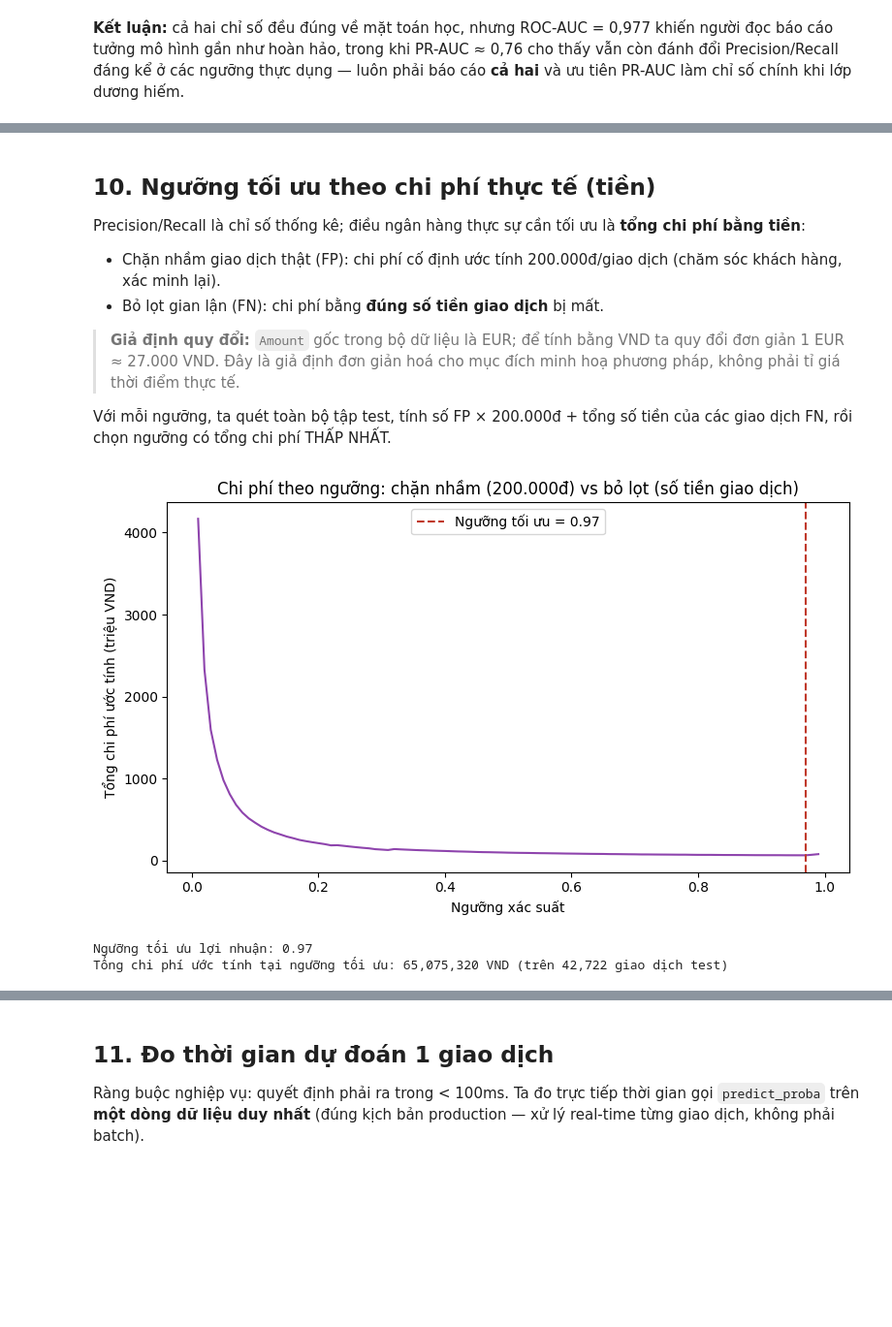
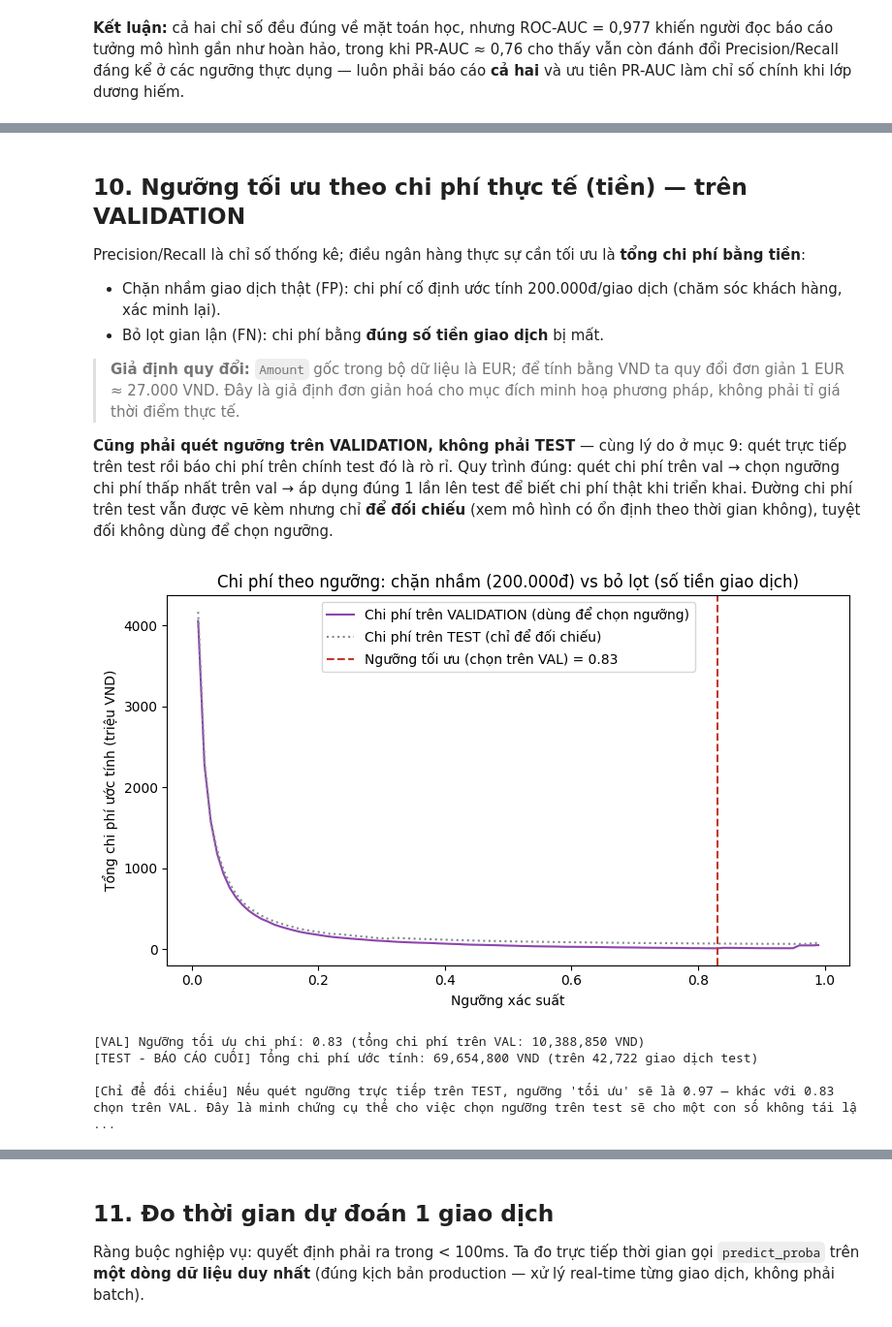
Before and after one commit to linhsand/CatLinh_lab_Machinelearning, a Jupyter notebook: 01-Hoc-May/01-Phan-Loai/TT-08-XGBoost/notebooks/xgboost_fraud.ipynb, the cells around one changed output, grey strips where cells are left out. Shown at 97% size. Saved outputs shown, nothing was run; the diff lists cells and outputs as text; code cells hidden in the pictures; blank space fills up the shorter version.

```diff
--- a/01-Hoc-May/01-Phan-Loai/TT-08-XGBoost/notebooks/xgboost_fraud.ipynb
+++ b/01-Hoc-May/01-Phan-Loai/TT-08-XGBoost/notebooks/xgboost_fraud.ipynb
@@ -337,5 +364,5 @@ Ngưỡng đạt Precision >= 90%: threshold = 0.9803
 # %% [markdown]
-## 10. Ngưỡng tối ưu theo chi phí thực tế (tiền)
+## 10. Ngưỡng tối ưu theo chi phí thực tế (tiền) — **trên VALIDATION**
 
 Precision/Recall là chỉ số thống kê; điều ngân hàng thực sự cần tối ưu là
 **tổng chi phí bằng tiền**:
@@ -348,40 +375,67 @@ Precision/Recall là chỉ số thống kê; điều ngân hàng thực sự c
 > VND ta quy đổi đơn giản 1 EUR ≈ 27.000 VND. Đây là giả định đơn giản hoá
 > cho mục đích minh hoạ phương pháp, không phải tỉ giá thời điểm thực tế.
 
-Với mỗi ngưỡng, ta quét toàn bộ tập test, tính số FP × 200.000đ + tổng số
-tiền của các giao dịch FN, rồi chọn ngưỡng có tổng chi phí THẤP NHẤT.
+**Cũng phải quét ngưỡng trên VALIDATION, không phải TEST** — cùng lý do ở
+mục 9: quét trực tiếp trên test rồi báo chi phí trên chính test đó là rò rỉ.
+Quy trình đúng: quét chi phí trên val → chọn ngưỡng chi phí thấp nhất trên
+val → áp dụng đúng 1 lần lên test để biết chi phí thật khi triển khai. Đường
+chi phí trên test vẫn được vẽ kèm nhưng chỉ **để đối chiếu** (xem mô hình có
+ổn định theo thời gian không), tuyệt đối không dùng để chọn ngưỡng.
 # %%
 EUR_TO_VND = 27_000
 COST_CHAN_NHAM = 200_000
 
+def cost_sweep(y_true, y_score, amounts, thresholds, cost_fp=COST_CHAN_NHAM):
+    costs = []
+    for thr in thresholds:
+        pred = (y_score >= thr).astype(int)
+        fp_mask = (pred == 1) & (y_true == 0)
+        fn_mask = (pred == 0) & (y_true == 1)
+        costs.append(fp_mask.sum() * cost_fp + amounts[fn_mask].sum())
+    return np.array(costs)
+
+amounts_val = val["Amount"].to_numpy() * EUR_TO_VND
 amounts_test = test["Amount"].to_numpy() * EUR_TO_VND
 thresholds = np.linspace(0.01, 0.99, 99)
-costs = []
-for thr in thresholds:
-    pred = (xgb_score >= thr).astype(int)
-    fp_mask = (pred == 1) & (y_test == 0)
-    fn_mask = (pred == 0) & (y_test == 1)
-    total_cost = fp_mask.sum() * COST_CHAN_NHAM + amounts_test[fn_mask].sum()
-    costs.append(total_cost)
-costs = np.array(costs)
-best_idx = np.argmin(costs)
+
+# Quét + CHỌN ngưỡng trên VALIDATION
+costs_val = cost_sweep(y_val, xgb_score_val, amounts_val, thresholds)
+best_idx = np.argmin(costs_val)
 best_threshold = thresholds[best_idx]
-best_cost = costs[best_idx]
+best_cost_val = costs_val[best_idx]
+
+# Đường chi phí trên TEST chỉ để ĐỐI CHIẾU, không dùng để chọn ngưỡng
+costs_test = cost_sweep(y_test, xgb_score, amounts_test, thresholds)
 
 fig, ax = plt.subplots(figsize=(8, 4.8))
-ax.plot(thresholds, costs / 1e6, color="#8e44ad")
-ax.axvline(best_threshold, ls="--", color="#c0392b", label=f"Ngưỡng tối ưu = {best_threshold:.2f}")
+ax.plot(thresholds, costs_val / 1e6, color="#8e44ad", label="Chi phí trên VALIDATION (dùng để chọn ngưỡng)")
+ax.plot(thresholds, costs_test / 1e6, color="#7f8c8d", ls=":", label="Chi phí trên TEST (chỉ để đối chiếu)")
+ax.axvline(best_threshold, ls="--", color="#c0392b", label=f"Ngưỡng tối ưu (chọn trên VAL) = {best_threshold:.2f}")
 ax.set_xlabel("Ngưỡng xác suất")
 ax.set_ylabel("Tổng chi phí ước tính (triệu VND)")
 ax.set_title("Chi phí theo ngưỡng: chặn nhầm (200.000đ) vs bỏ lọt (số tiền giao dịch)")
 ax.legend()
 fig.tight_layout()
 plt.show()
 
-print(f"Ngưỡng tối ưu lợi nhuận: {best_threshold:.2f}")
-print(f"Tổng chi phí ước tính tại ngưỡng tối ưu: {best_cost:,.0f} VND (trên {len(test):,} giao dịch test)")
+print(f"[VAL] Ngưỡng tối ưu chi phí: {best_threshold:.2f} (tổng chi phí trên VAL: {best_cost_val:,.0f} VND)")
+
+# Áp dụng ngưỡng (chọn trên VAL) lên TEST đúng 1 lần — chi phí THẬT khi triển khai
+pred_test = (xgb_score >= best_threshold).astype(int)
+fp_test = ((pred_test == 1) & (y_test == 0)).sum()
+fn_mask_test = (pred_test == 0) & (y_test == 1)
+best_cost_test = fp_test * COST_CHAN_NHAM + amounts_test[fn_mask_test].sum()
+print(f"[TEST - BÁO CÁO CUỐI] Tổng chi phí ước tính: {best_cost_test:,.0f} VND (trên {len(test):,} giao dịch test)")
+
+thr_test_only = thresholds[np.argmin(costs_test)]
+print(f"\n[Chỉ để đối chiếu] Nếu quét ngưỡng trực tiếp trên TEST, ngưỡng 'tối ưu' sẽ là "
+      f"{thr_test_only:.2f} — khác với {best_threshold:.2f} chọn trên VAL. Đây là minh chứng"
+      f" cụ thể cho việc chọn ngưỡng trên test sẽ cho một con số không tái lập được khi"
+      f" triển khai thật (vì test tương lai không giống test hiện tại y hệt).")
 # %% [output]
-[figure, old version]
+[figure, new version]
-Ngưỡng tối ưu lợi nhuận: 0.97
-Tổng chi phí ước tính tại ngưỡng tối ưu: 65,075,320 VND (trên 42,722 giao dịch test)
+[VAL] Ngưỡng tối ưu chi phí: 0.83 (tổng chi phí trên VAL: 10,388,850 VND)
+[TEST - BÁO CÁO CUỐI] Tổng chi phí ước tính: 69,654,800 VND (trên 42,722 giao dịch test)
+
+[Chỉ để đối chiếu] Nếu quét ngưỡng trực tiếp trên TEST, ngưỡng 'tối ưu' sẽ là 0.97 — khác với 0.83 chọn trên VAL. Đây là minh chứng cụ thể cho việc chọn ngưỡng trên test sẽ cho một con số không tái lậ ...
 # %% [markdown]
```
Also changed, not shown: parts of 9 cells of this notebook, 11 other files.
